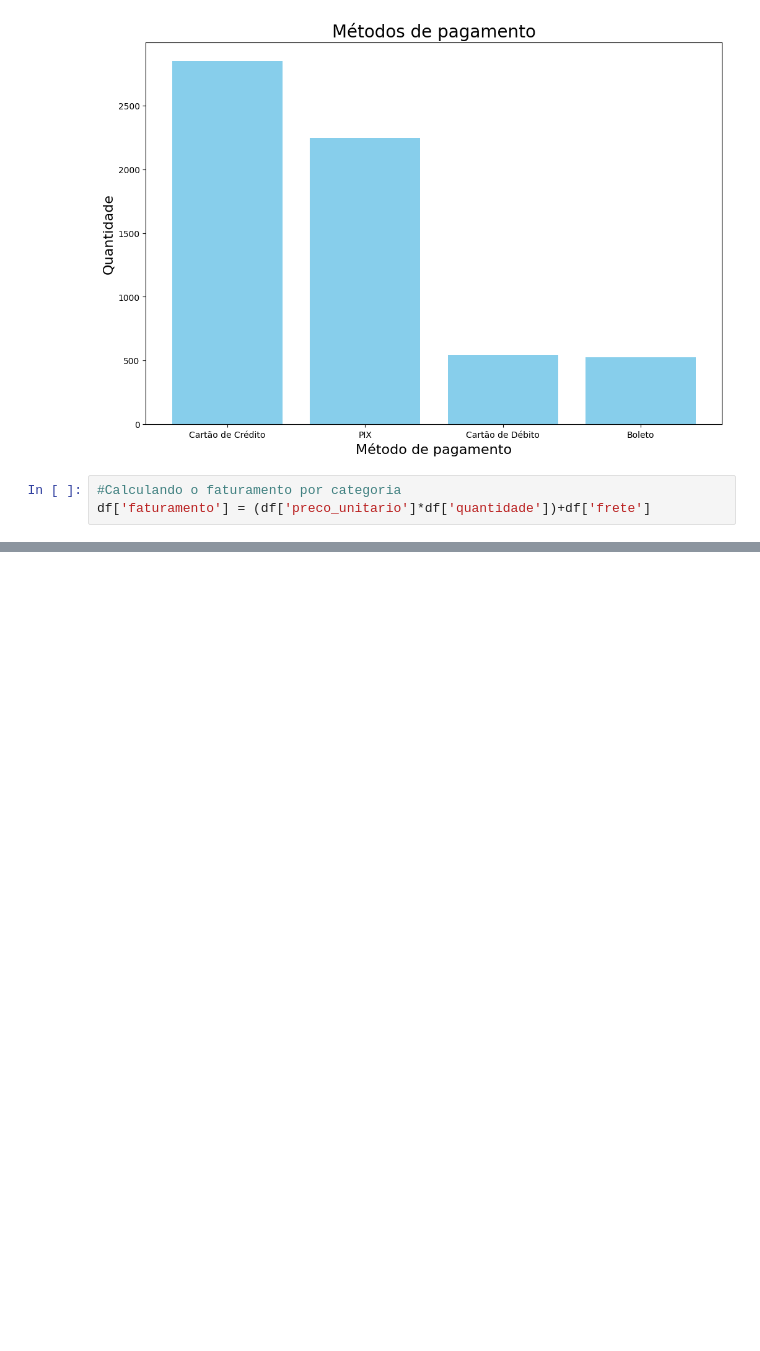
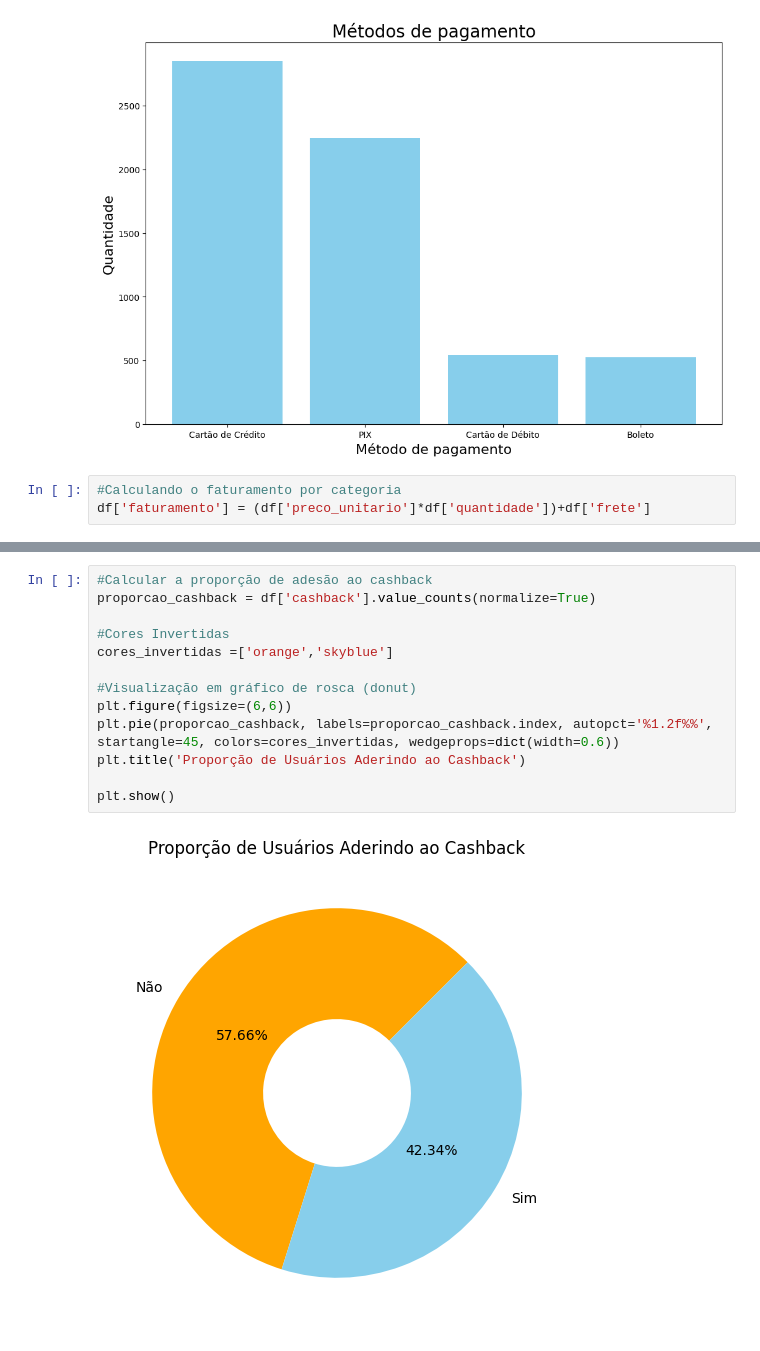
Before and after one commit to Jackvs720v/BigDataIA, a Jupyter notebook: aula10/aula9.ipynb, the cells around one changed output, grey strips where cells are left out. Drawn from its saved outputs; the diff is of its cells as text; blank space fills up the shorter version.

```diff
--- a/aula10/aula9.ipynb
+++ b/aula10/aula9.ipynb
@@ -328,0 +350,15 @@ plt.show()
+# %%
+#Calcular a proporção de adesão ao cashback
+proporcao_cashback = df['cashback'].value_counts(normalize=True)
+
+#Cores Invertidas
+cores_invertidas =['orange','skyblue']
+
+#Visualização em gráfico de rosca (donut)
+plt.figure(figsize=(6,6))
+plt.pie(proporcao_cashback, labels=proporcao_cashback.index, autopct='%1.2f%%', startangle=45, colors=cores_invertidas, wedgeprops=dict(width=0.6))
+plt.title('Proporção de Usuários Aderindo ao Cashback')
+
+plt.show()
+# %% [output]
+[figure, added]
```
Also changed, not shown: parts of 10 cells of this notebook.
